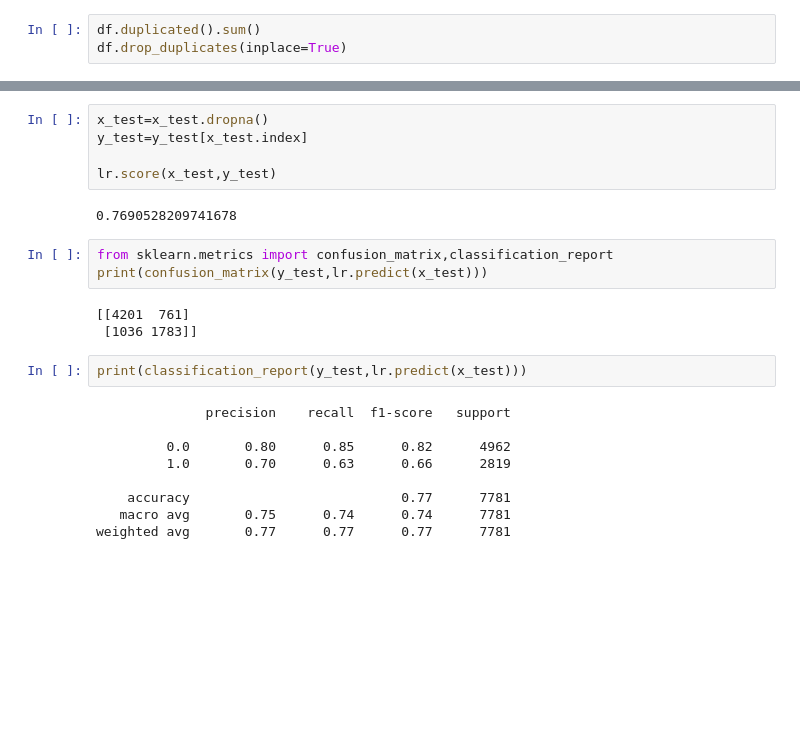
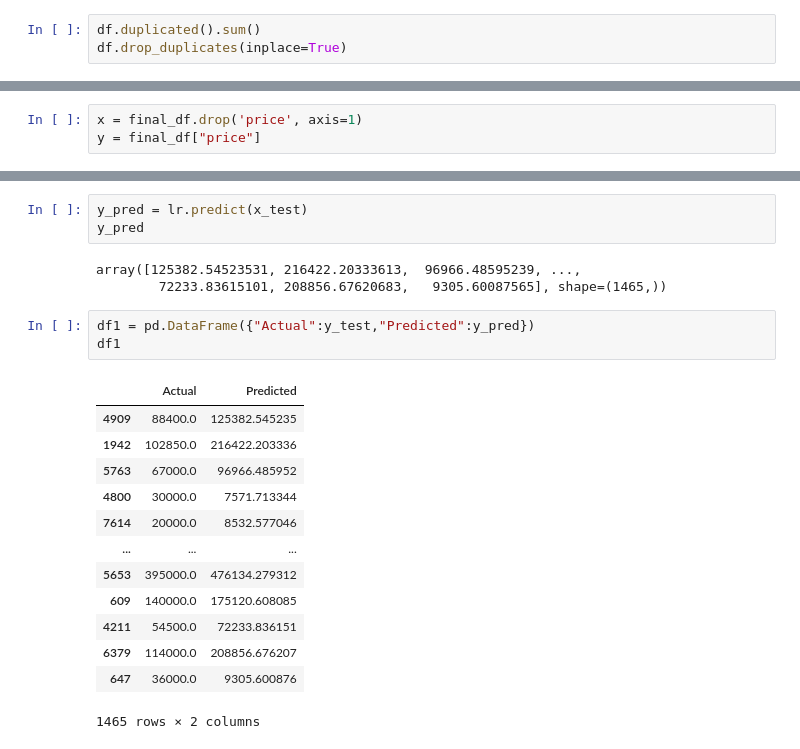
Before and after one commit to Somyayadu/Data-Science, a Jupyter notebook: main.ipynb, the cells around one changed output, grey strips where cells are left out. Cells and saved outputs as stored; diff of their text form; blank space fills up the shorter version.

```diff
--- a/main.ipynb
+++ b/main.ipynb
@@ -206,0 +231,3 @@ LogisticRegression()
+# %%
+x = final_df.drop('price', axis=1)
+y = final_df["price"]
@@ -215,24 +252,23 @@ lr.score(x_test, y_test)
-# %%
-x_test=x_test.dropna()
-y_test=y_test[x_test.index]
-
-lr.score(x_test,y_test)
-# %% [output]
-0.7690528209741678
-# %%
-from sklearn.metrics import confusion_matrix,classification_report
-print(confusion_matrix(y_test,lr.predict(x_test)))
-# %% [output]
-[[4201  761]
- [1036 1783]]
 # %%
-print(classification_report(y_test,lr.predict(x_test)))
+y_pred = lr.predict(x_test)
+y_pred
 # %% [output]
-              precision    recall  f1-score   support
-
-         0.0       0.80      0.85      0.82      4962
-         1.0       0.70      0.63      0.66      2819
-
-    accuracy                           0.77      7781
-   macro avg       0.75      0.74      0.74      7781
-weighted avg       0.77      0.77      0.77      7781
+array([125382.54523531, 216422.20333613,  96966.48595239, ...,
+        72233.83615101, 208856.67620683,   9305.60087565], shape=(1465,))
+# %%
+df1 = pd.DataFrame({"Actual":y_test,"Predicted":y_pred})
+df1
+# %% [output]
+|  | Actual | Predicted |
+| 4909 | 88400.0 | 125382.545235 |
+| 1942 | 102850.0 | 216422.203336 |
+| 5763 | 67000.0 | 96966.485952 |
+| 4800 | 30000.0 | 7571.713344 |
+| 7614 | 20000.0 | 8532.577046 |
+| ... | ... | ... |
+| 5653 | 395000.0 | 476134.279312 |
+| 609 | 140000.0 | 175120.608085 |
+| 4211 | 54500.0 | 72233.836151 |
+| 6379 | 114000.0 | 208856.676207 |
+| 647 | 36000.0 | 9305.600876 |
+1465 rows × 2 columns
```
Also changed, not shown: parts of 47 cells of this notebook, 1 other file.
